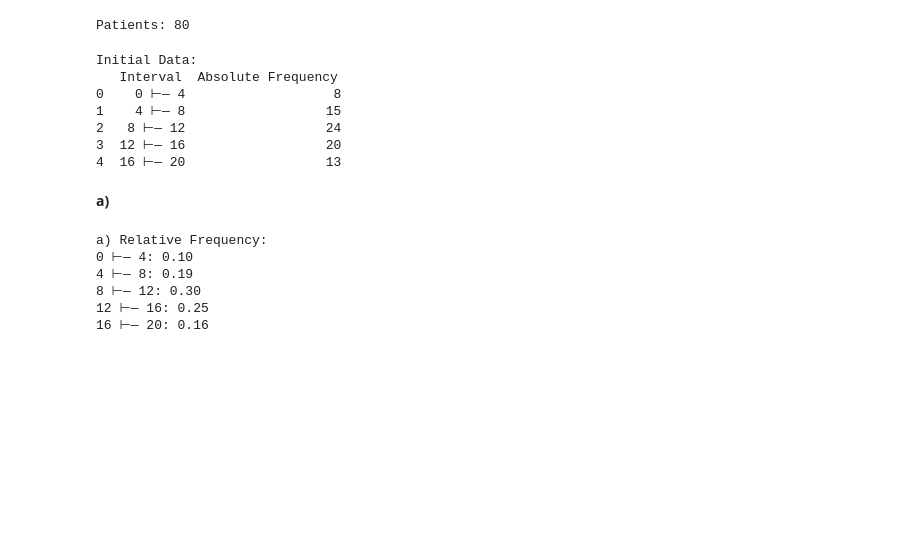
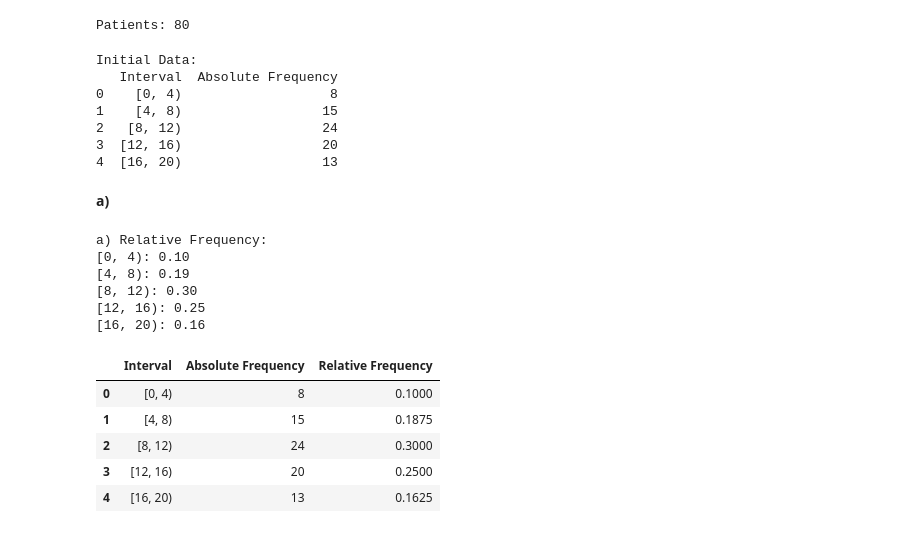
Before and after one commit to engjoaofaro/descriptive-statistics, a Jupyter notebook: descriptive-statistics-01.ipynb, the cells around one changed output. Cells and saved outputs as stored; diff of their text form; code cells hidden in the pictures; blank space fills up the shorter version.

Commit message:
fix type of intervals

```diff
--- a/descriptive-statistics-01.ipynb
+++ b/descriptive-statistics-01.ipynb
@@ -194,7 +194,7 @@ df_intervals
 ## **Resposta 3**
 # %%
 # Creating table
-intervals = ['0 ⊢— 4', '4 ⊢— 8', '8 ⊢— 12', '12 ⊢— 16', '16 ⊢— 20']
+intervals = ['[0, 4)', '[4, 8)', '[8, 12)', '[12, 16)', '[16, 20)']
 absolute_frequency = [8, 15, 24, 20, 13]
 # Validating total of patients
 patients = sum(absolute_frequency)
@@ -211,11 +211,11 @@ print(df_patients)
 # %% [output]
 Initial Data:
    Interval  Absolute Frequency
-0    0 ⊢— 4                   8
-1    4 ⊢— 8                  15
-2   8 ⊢— 12                  24
-3  12 ⊢— 16                  20
-4  16 ⊢— 20                  13
+0    [0, 4)                   8
+1    [4, 8)                  15
+2   [8, 12)                  24
+3  [12, 16)                  20
+4  [16, 20)                  13
 # %% [markdown]
 **a)**
 # %%
@@ -228,8 +228,18 @@ for i, interval in enumerate(intervals):
     print(f"{interval}: {relative_frequency[i]:.2f}")
 # %% [output]
 a) Relative Frequency:
-0 ⊢— 4: 0.10
-4 ⊢— 8: 0.19
-8 ⊢— 12: 0.30
-12 ⊢— 16: 0.25
-16 ⊢— 20: 0.16
+[0, 4): 0.10
+[4, 8): 0.19
+[8, 12): 0.30
+[12, 16): 0.25
+[16, 20): 0.16
+# %%
+# Print as dataframe
+df_patients
+# %% [output]
+|  | Interval | Absolute Frequency | Relative Frequency |
+| 0 | [0, 4) | 8 | 0.1000 |
+| 1 | [4, 8) | 15 | 0.1875 |
+| 2 | [8, 12) | 24 | 0.3000 |
+| 3 | [12, 16) | 20 | 0.2500 |
+| 4 | [16, 20) | 13 | 0.1625 |
```
